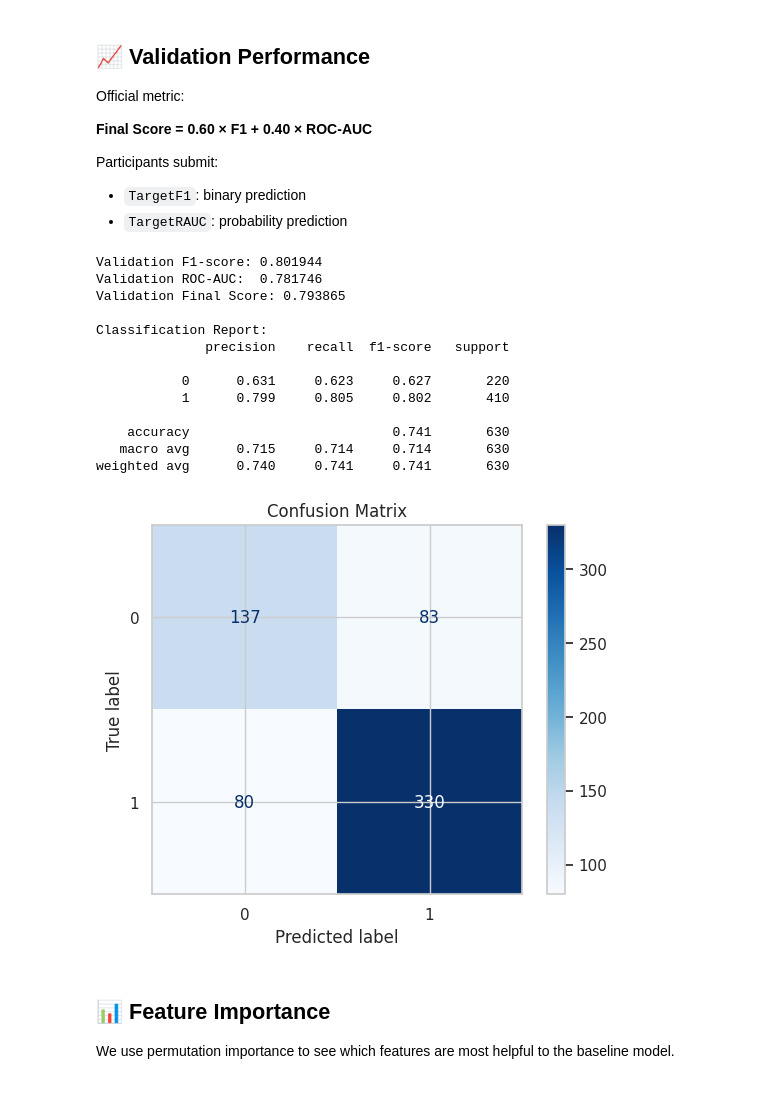
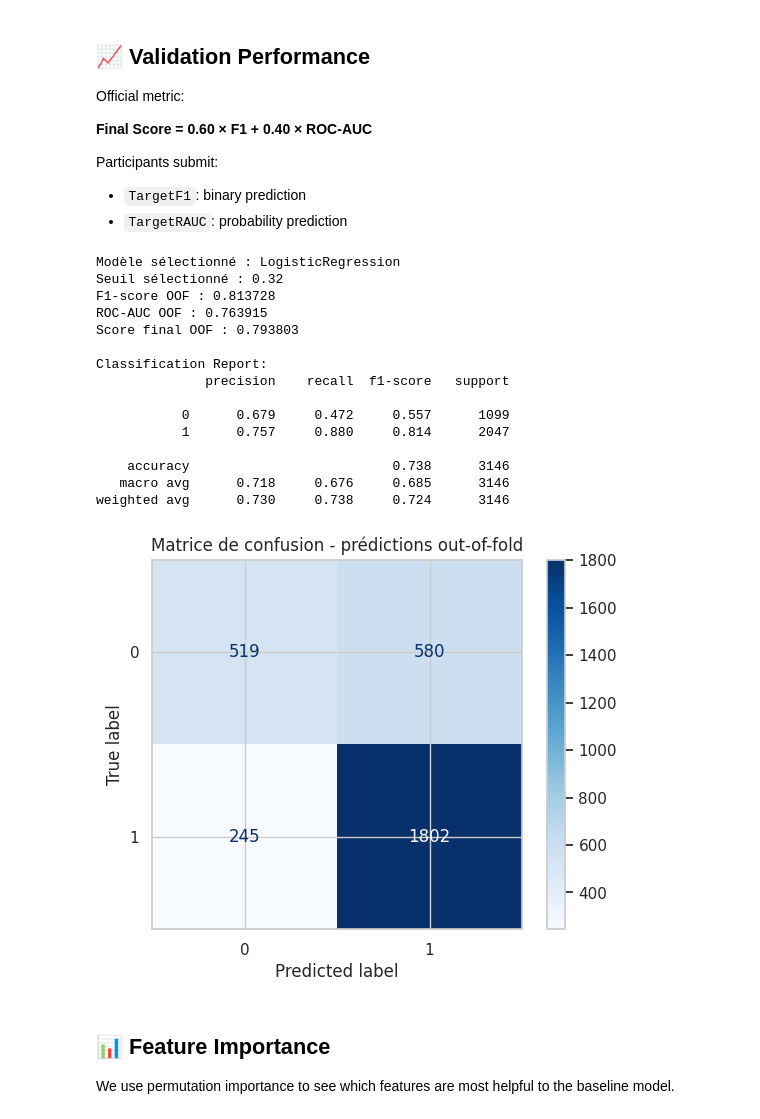
Before and after one commit to Henintsoaaa/climaite-health, a Jupyter notebook: climate_health_starter_notebook_.ipynb, the cells around one changed output. Saved outputs shown, nothing was run; the diff lists cells and outputs as text; code cells hidden in the pictures.

Commit message:
Different models, cross val

```diff
--- a/climate_health_starter_notebook_.ipynb
+++ b/climate_health_starter_notebook_.ipynb
@@ -364,32 +472,36 @@ Participants submit:
 - `TargetF1`: binary prediction
 - `TargetRAUC`: probability prediction
 # %%
+# Évaluation avec les prédictions out-of-fold
+# Le modèle et le seuil ont été sélectionnés avec la validation croisée
 
-# Validation predictions
-val_pred_proba = pipeline.predict_proba(X_val)[:, 1]
-val_pred_label = (val_pred_proba >= 0.5).astype(int)
+best_oof_pred = (best_oof_proba >= best_threshold).astype(int)
 
-f1 = f1_score(y_val, val_pred_label)
-auc = roc_auc_score(y_val, val_pred_proba)
+f1 = f1_score(y, best_oof_pred)
+auc = roc_auc_score(y, best_oof_proba)
 final_score = 0.60 * f1 + 0.40 * auc
 
-print(f"Validation F1-score: {f1:.6f}")
-print(f"Validation ROC-AUC:  {auc:.6f}")
-print(f"Validation Final Score: {final_score:.6f}")
+print(f"Modèle sélectionné : {best_model_name}")
+print(f"Seuil sélectionné : {best_threshold:.2f}")
+print(f"F1-score OOF : {f1:.6f}")
+print(f"ROC-AUC OOF : {auc:.6f}")
+print(f"Score final OOF : {final_score:.6f}")
 
 print("\nClassification Report:")
-print(classification_report(y_val, val_pred_label, digits=3))
+print(classification_report(y, best_oof_pred, digits=3))
 # %% [output]
-Validation F1-score: 0.801944
-Validation ROC-AUC:  0.781746
-Validation Final Score: 0.793865
+Modèle sélectionné : LogisticRegression
+Seuil sélectionné : 0.32
+F1-score OOF : 0.813728
+ROC-AUC OOF : 0.763915
+Score final OOF : 0.793803
 
 Classification Report:
               precision    recall  f1-score   support
 
-           0      0.631     0.623     0.627       220
-           1      0.799     0.805     0.802       410
+           0      0.679     0.472     0.557      1099
+           1      0.757     0.880     0.814      2047
 
-    accuracy                          0.741       630
-   macro avg      0.715     0.714     0.714       630
-weighted avg      0.740     0.741     0.741       630
+    accuracy                          0.738      3146
+   macro avg      0.718     0.676     0.685      3146
+weighted avg      0.730     0.738     0.724      3146
@@ -396,12 +537,16 @@ weighted avg      0.740     0.741     0.741       630
 # %%
+cm = confusion_matrix(y, best_oof_pred)
 
-cm = confusion_matrix(y_val, val_pred_label)
-disp = ConfusionMatrixDisplay(confusion_matrix=cm, display_labels=[0, 1])
+disp = ConfusionMatrixDisplay(
+    confusion_matrix=cm,
+    display_labels=[0, 1]
+)
+
 disp.plot(cmap="Blues")
-plt.title("Confusion Matrix")
+plt.title("Matrice de confusion - prédictions out-of-fold")
 plt.show()
 # %% [output]
-[figure, old version]
+[figure, new version]
 # %% [markdown]
 
 ## 📊 Feature Importance
```
Also changed, not shown: parts of 6 cells of this notebook.
